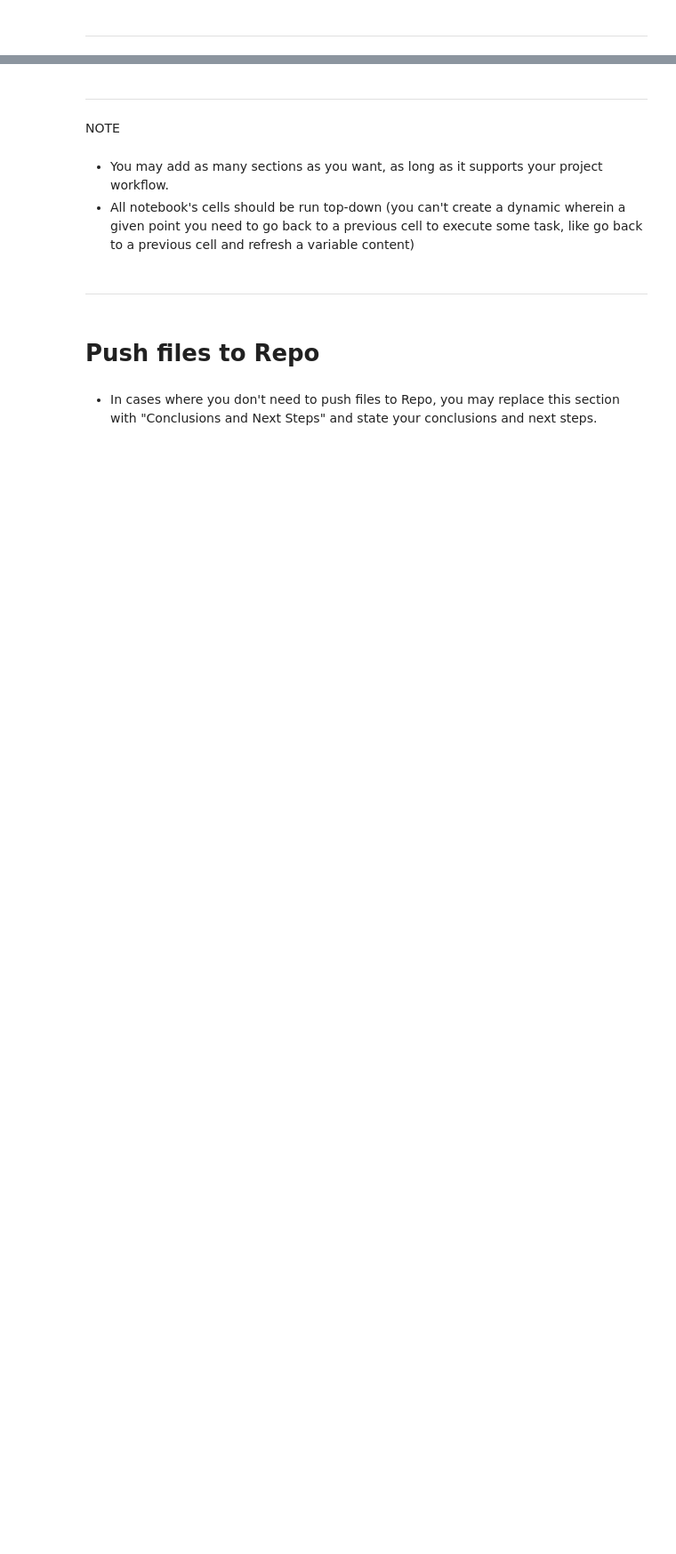
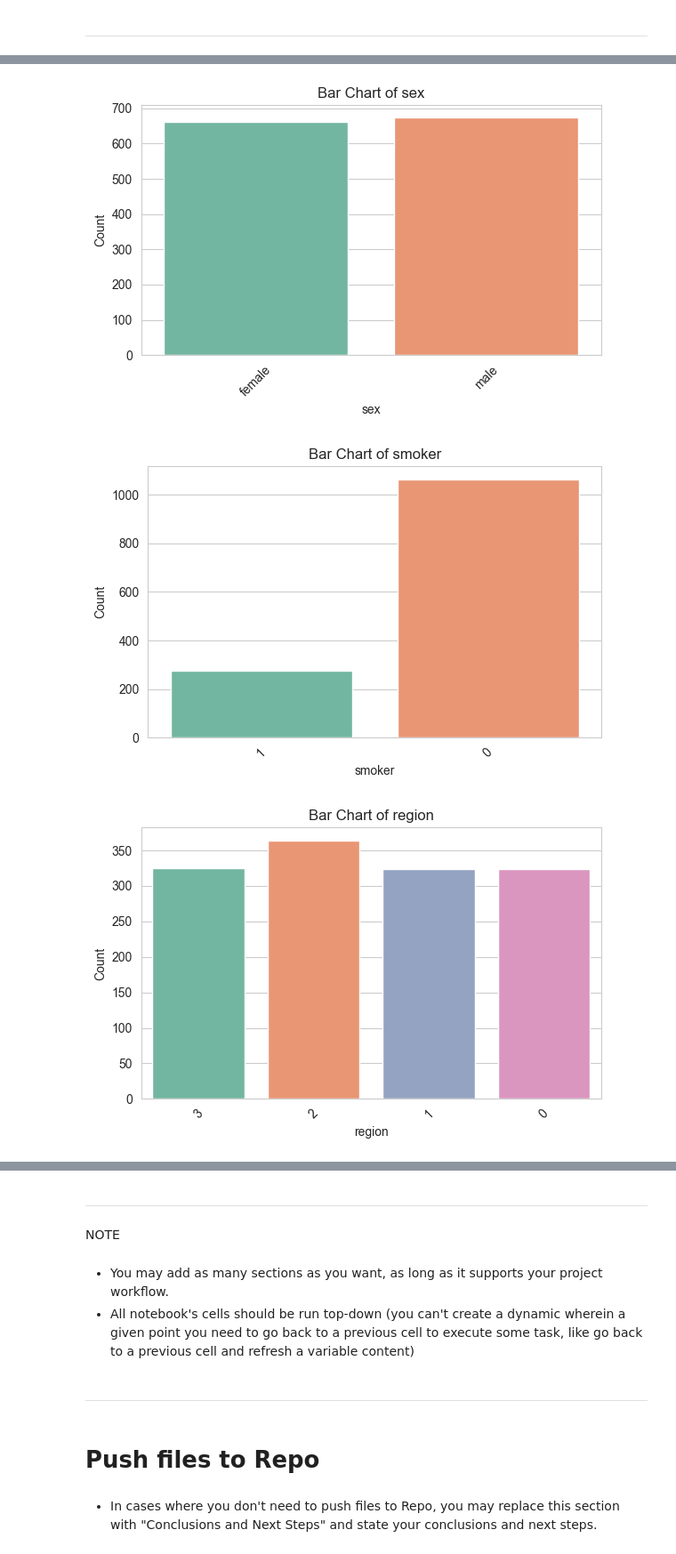
Before and after one commit to H-Smithson/healthcare_data_analysis, a Jupyter notebook: jupyter_notebooks/02_statistical_tests.ipynb, the cells around one changed output, grey strips where cells are left out. Shown: that part at 89% size. Saved outputs shown, nothing was run; the diff lists cells and outputs as text; code cells hidden in the pictures; blank space fills up the shorter version.

Commit message:
Add basic data visualisations for columns

```diff
--- a/jupyter_notebooks/02_statistical_tests.ipynb
+++ b/jupyter_notebooks/02_statistical_tests.ipynb
@@ -26,6 +26,9 @@ Load packages required to run the notebook
 # %%
 import pandas as pd
 import numpy as np
+import matplotlib.pyplot as plt
+import seaborn as sns
+sns.set_style('whitegrid')
 # %% [markdown]
 Import cleaned data produced by the ETL pipeline
 # %%
@@ -74,0 +58,5 @@ memory usage: 83.8+ KB
+# %%
+# convert smoker and region values from number to string
+df['smoker'] = df['smoker'].apply(str)
+df['region'] = df['region'].apply(str)
+df.head()
@@ -92,0 +76,21 @@ df.describe()
+# %%
+# create a dataframe of categorical columns
+df_cat = df.select_dtypes(include='object')
+
+# Loop through each categorical column
+for col in df_cat:
+    counts = df_cat[col].value_counts()
+
+    # ---- Bar chart ----
+    plt.figure(figsize=(6,4))
+    sns.countplot(x=col, data=df_cat, hue=col, palette="Set2")
+    plt.title(f"Bar Chart of {col}")
+    plt.xlabel(col)
+    plt.ylabel("Count")
+    plt.xticks(rotation=45)
+    plt.tight_layout()
+    plt.show()
+# %% [output]
+[figure, added]
+[figure, added]
+[figure, added]
```
Also changed, not shown: parts of 11 cells of this notebook.
